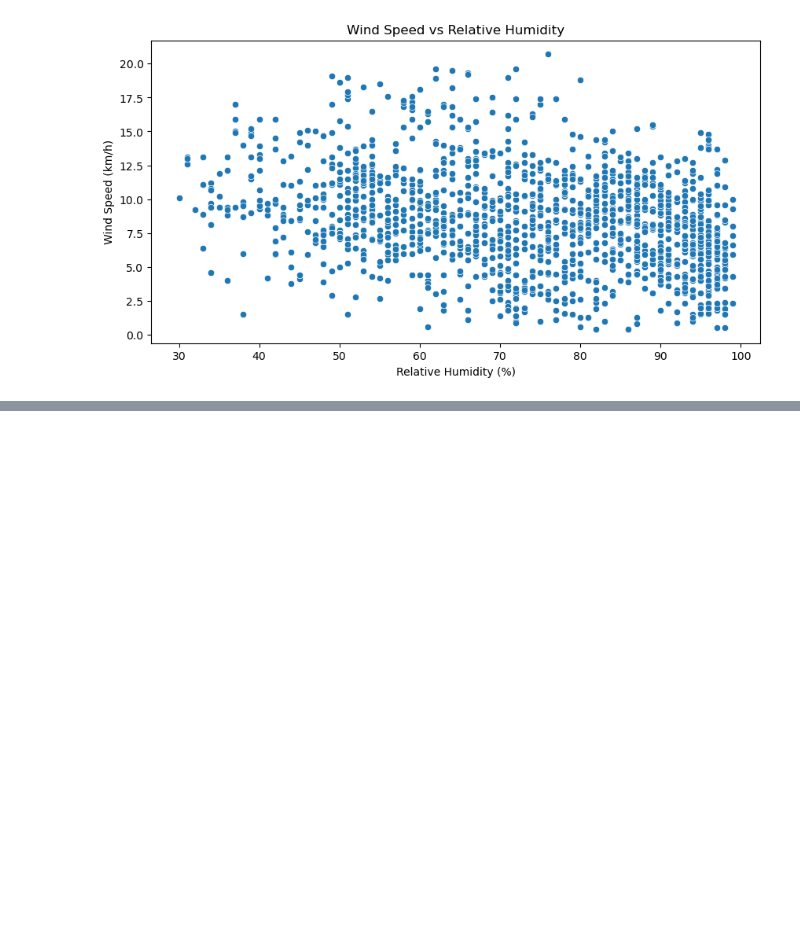
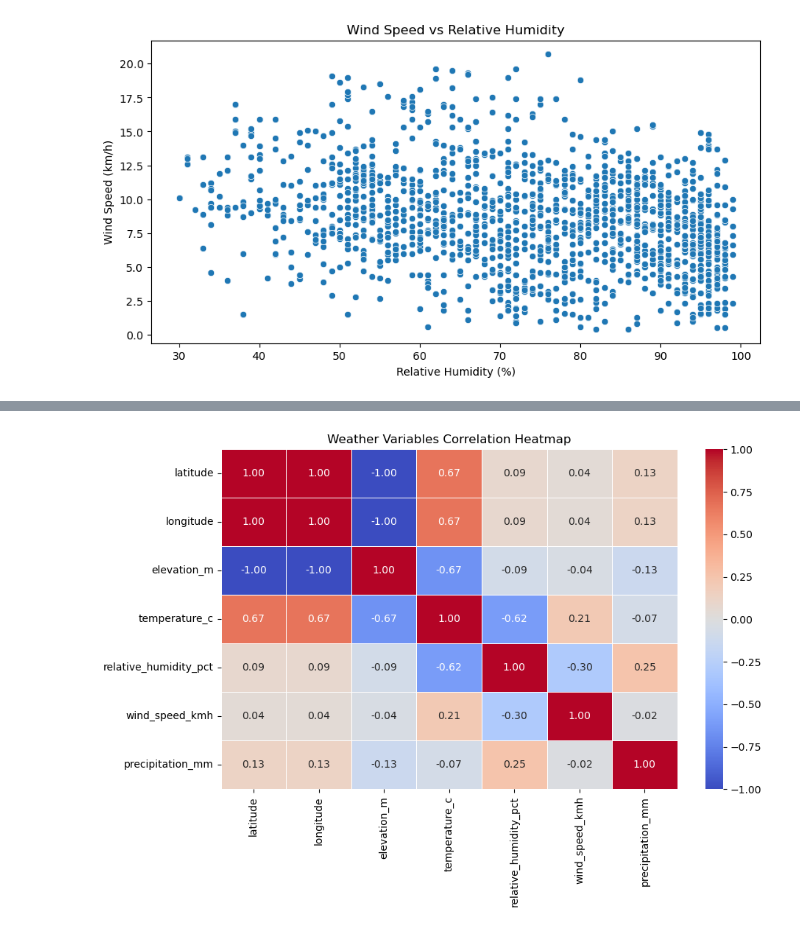
Before and after one commit to shabaz-syed/AtomSync-MicroClimate-Analaytics, a Jupyter notebook: Notebooks/01_data_understanding.ipynb, the cells around one changed output, grey strips where cells are left out. Drawn from its saved outputs; the diff is of its cells as text; code cells hidden in the pictures; blank space fills up the shorter version.

```diff
--- a/Notebooks/01_data_understanding.ipynb
+++ b/Notebooks/01_data_understanding.ipynb
@@ -1193,0 +1254,19 @@ plt.show()
+# %%
+# CORRELATION HEATMAP
+
+plt.figure(figsize=(10, 6))
+
+correlation_matrix = df.select_dtypes(include='number').corr()
+
+sns.heatmap(
+    correlation_matrix,
+    annot=True,
+    cmap='coolwarm',
+    fmt='.2f',
+    linewidths=0.5
+)
+
+plt.title('Weather Variables Correlation Heatmap')
+plt.show()
+# %% [output]
+[figure, added]
```
Also changed, not shown: parts of 6 cells of this notebook.
